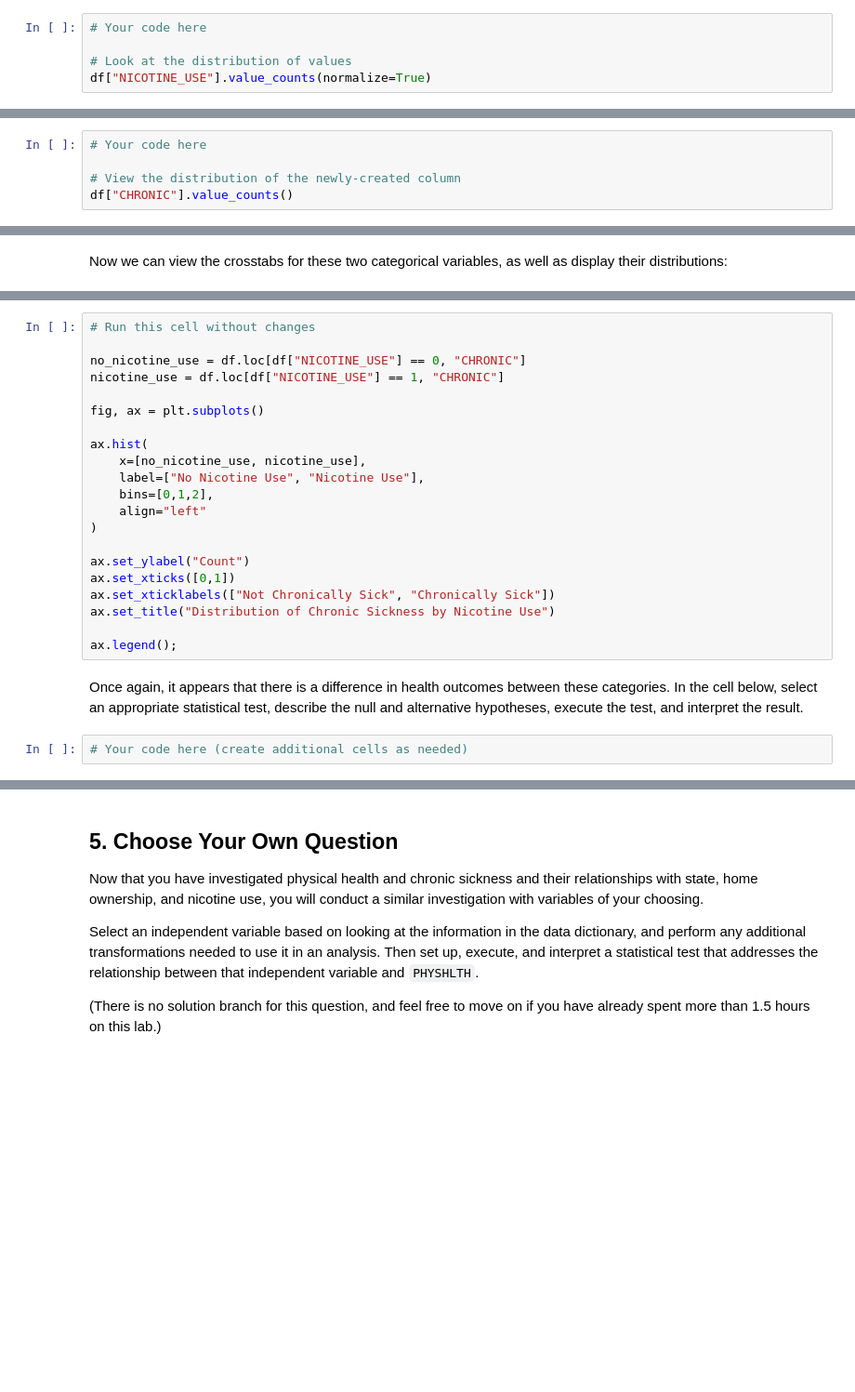
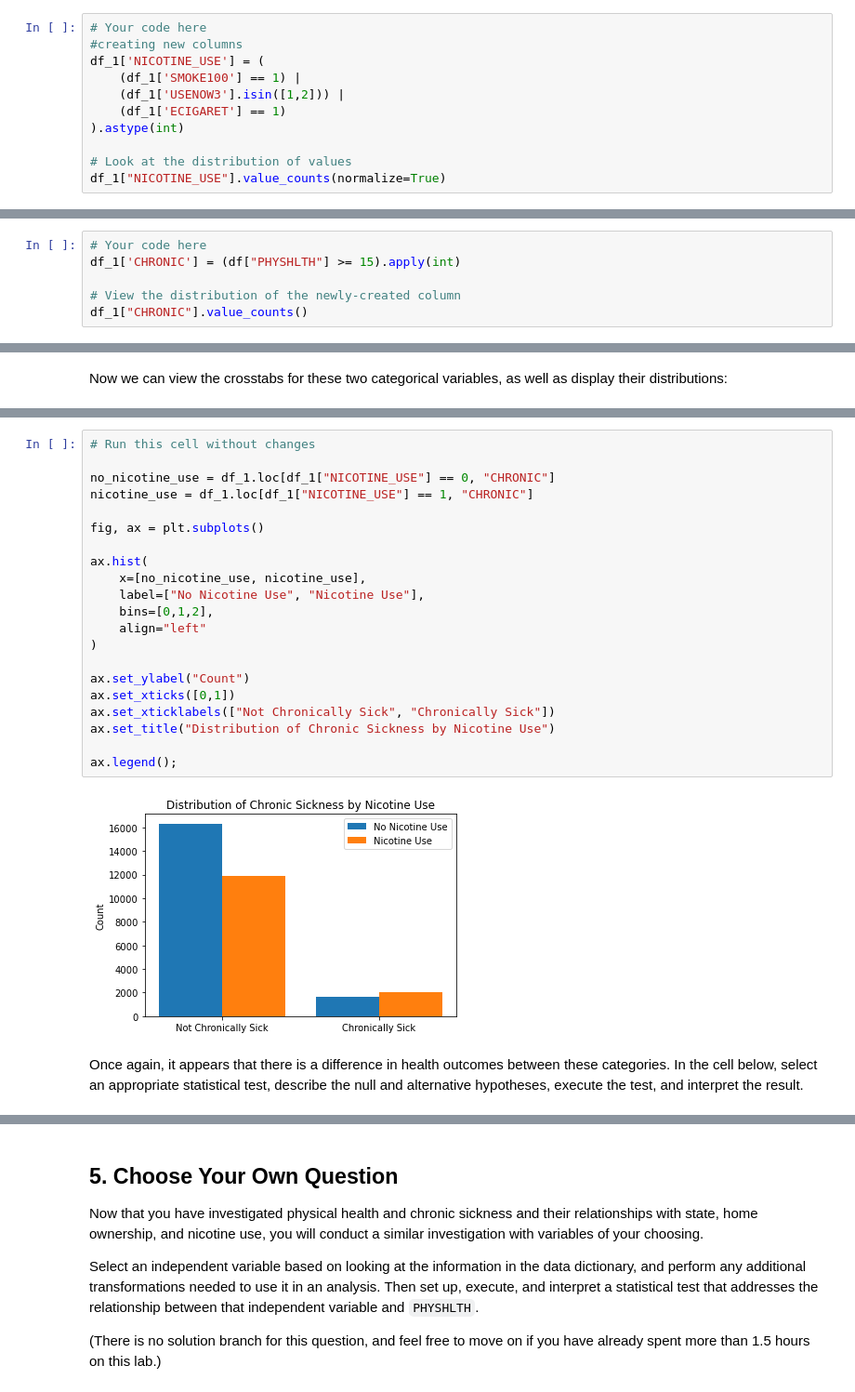
Before and after one commit to Ketty-Odero/dsc-hypothesis-testing-lab, a Jupyter notebook: index.ipynb, the cells around one changed output, grey strips where cells are left out. Shown: that part at 93% size. Drawn from its saved outputs; the diff is of its cells as text; blank space fills up the shorter version.

```diff
--- a/index.ipynb
+++ b/index.ipynb
@@ -427,5 +568,11 @@ If a record matches one or more of the above criteria, `NICOTINE_USE` should be
 # %%
 # Your code here
+#creating new columns
+df_1['NICOTINE_USE'] = (
+    (df_1['SMOKE100'] == 1) |
+    (df_1['USENOW3'].isin([1,2])) |
+    (df_1['ECIGARET'] == 1)
+).astype(int)
 
 # Look at the distribution of values
-df["NICOTINE_USE"].value_counts(normalize=True)
+df_1["NICOTINE_USE"].value_counts(normalize=True)
@@ -435,6 +586,7 @@ This time, let's treat health status as a categorical variable. We'll say that a
 In the cell below, create a new column of `df` called `CHRONIC`, which is 0 for records where `PHYSHLTH` is less than 15, and 1 for records where `PHYSHLTH` is 15 or more.
 # %%
 # Your code here
+df_1['CHRONIC'] = (df["PHYSHLTH"] >= 15).apply(int)
 
 # View the distribution of the newly-created column
-df["CHRONIC"].value_counts()
+df_1["CHRONIC"].value_counts()
@@ -447,25 +621,25 @@ contingency_table
 # %%
 # Run this cell without changes
 
-no_nicotine_use = df.loc[df["NICOTINE_USE"] == 0, "CHRONIC"]
-nicotine_use = df.loc[df["NICOTINE_USE"] == 1, "CHRONIC"]
+no_nicotine_use = df_1.loc[df_1["NICOTINE_USE"] == 0, "CHRONIC"]
+nicotine_use = df_1.loc[df_1["NICOTINE_USE"] == 1, "CHRONIC"]
 
 fig, ax = plt.subplots()
 
 ax.hist(
     x=[no_nicotine_use, nicotine_use],
     label=["No Nicotine Use", "Nicotine Use"],
     bins=[0,1,2],
     align="left"
 )
 
 ax.set_ylabel("Count")
 ax.set_xticks([0,1])
 ax.set_xticklabels(["Not Chronically Sick", "Chronically Sick"])
 ax.set_title("Distribution of Chronic Sickness by Nicotine Use")
 
 ax.legend();
+# %% [output]
+[figure, added]
 # %% [markdown]
 Once again, it appears that there is a difference in health outcomes between these categories. In the cell below, select an appropriate statistical test, describe the null and alternative hypotheses, execute the test, and interpret the result.
-# %%
-# Your code here (create additional cells as needed)
```
Also changed, not shown: parts of 33 cells of this notebook.
